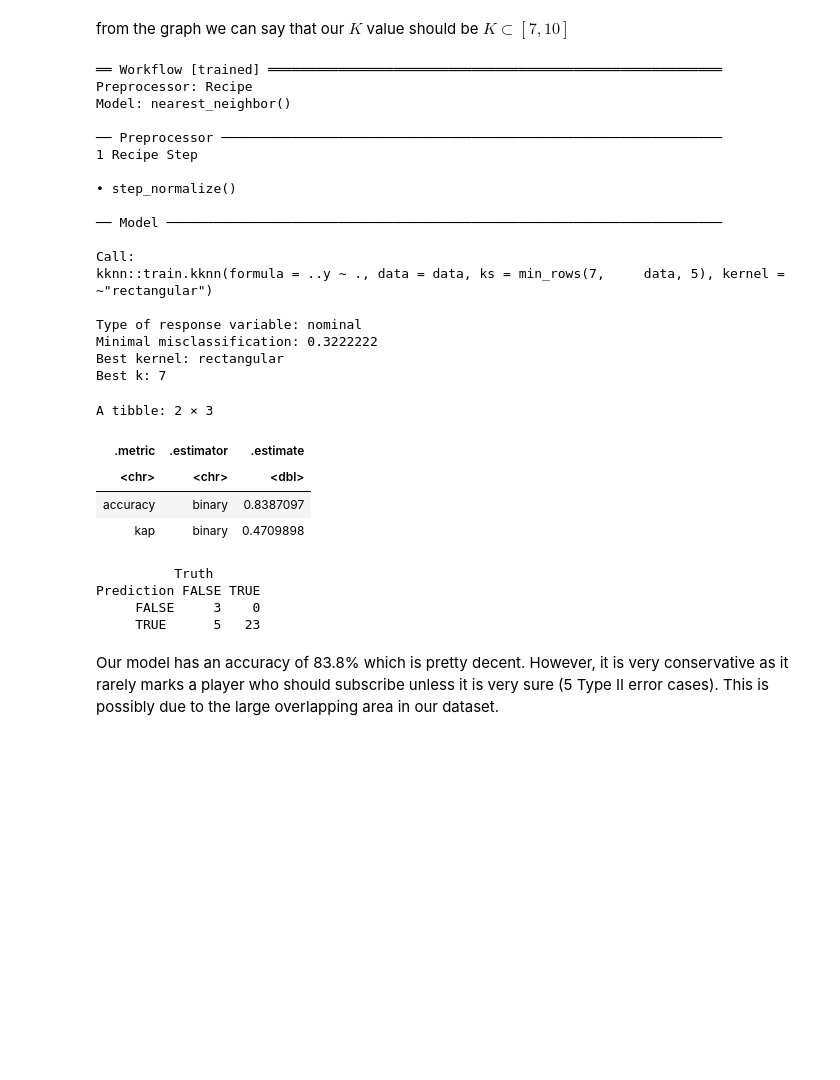
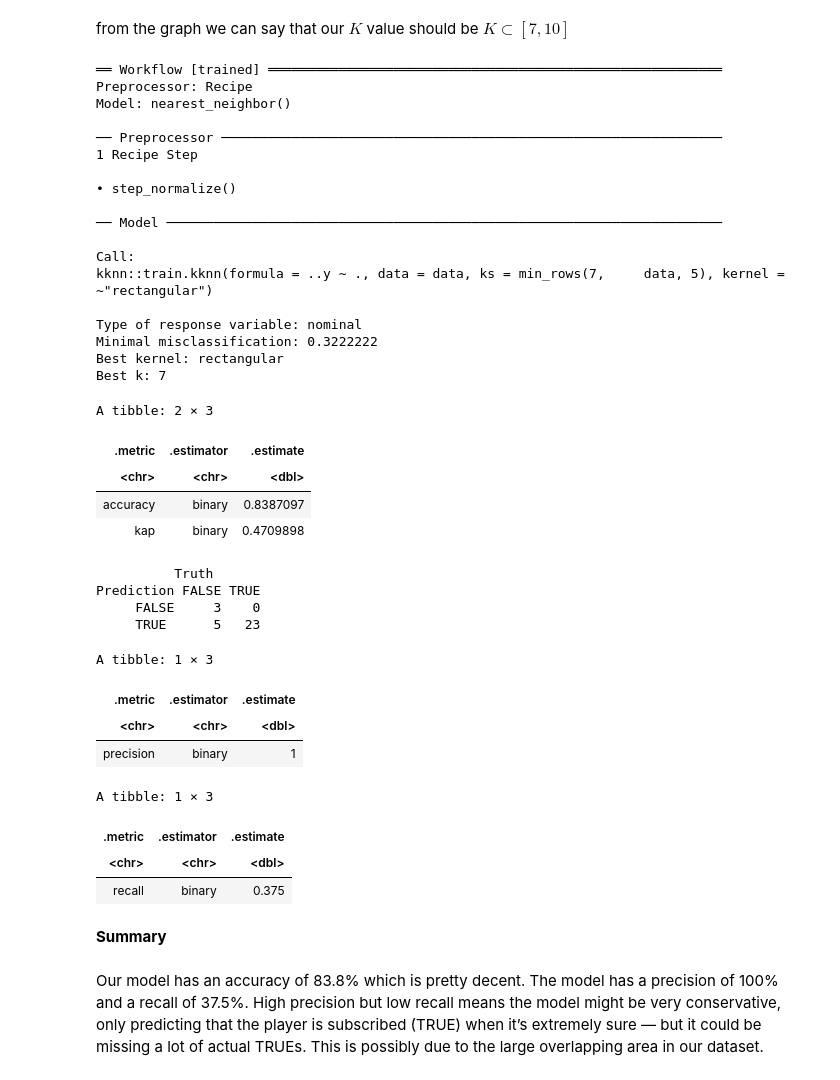
Before and after one commit to ricePak/dsci100-2024W2-group-023, a Jupyter notebook: project.ipynb, the cells around one changed output. Cells and saved outputs as stored; diff of their text form; code cells hidden in the pictures; blank space fills up the shorter version.

Commit message:
added intro, summary and methods

```diff
--- a/project.ipynb
+++ b/project.ipynb
@@ -387,33 +365,49 @@ players_confmat <- players_test_prediction |>
 
 players_pred_accuracy
 players_confmat
+
+players_precision <- precision(players_test_prediction, truth = subscribe, estimate = .pred_class)
+players_recall <- recall(players_test_prediction, truth = subscribe, estimate = .pred_class)
+
+players_precision
+players_recall
 # %% [output]
 ══ Workflow [trained] ══════════════════════════════════════════════════════════
 Preprocessor: Recipe
 Model: nearest_neighbor()
 
 ── Preprocessor ────────────────────────────────────────────────────────────────
 1 Recipe Step
 
 • step_normalize()
 
 ── Model ───────────────────────────────────────────────────────────────────────
 
 Call:
 kknn::train.kknn(formula = ..y ~ ., data = data, ks = min_rows(7,     data, 5), kernel = ~"rectangular")
 
 Type of response variable: nominal
 Minimal misclassification: 0.3222222
 Best kernel: rectangular
 Best k: 7
 A tibble: 2 × 3
 | .metric | .estimator | .estimate |
 | <chr> | <chr> | <dbl> |
 | accuracy | binary | 0.8387097 |
 | kap | binary | 0.4709898 |
           Truth
 Prediction FALSE TRUE
      FALSE     3    0
      TRUE      5   23
+A tibble: 1 × 3
+| .metric | .estimator | .estimate |
+| <chr> | <chr> | <dbl> |
+| precision | binary | 1 |
+A tibble: 1 × 3
+| .metric | .estimator | .estimate |
+| <chr> | <chr> | <dbl> |
+| recall | binary | 0.375 |
+# %% [markdown]
+**Summary**
 # %% [markdown]
-Our model has an accuracy of 83.8% which is pretty decent. However, it is very conservative as it rarely marks a player who should subscribe unless it is very sure (5 Type II error cases). This is possibly due to the large overlapping area in our dataset.
+Our model has an accuracy of 83.8% which is pretty decent. The model has a precision of 100% and a recall of 37.5%. High precision but low recall means the model might be very conservative, only predicting that the player is subscribed (TRUE) when it’s extremely sure — but it could be missing a lot of actual TRUEs. This is possibly due to the large overlapping area in our dataset.
```
Also changed, not shown: parts of 9 cells of this notebook.
